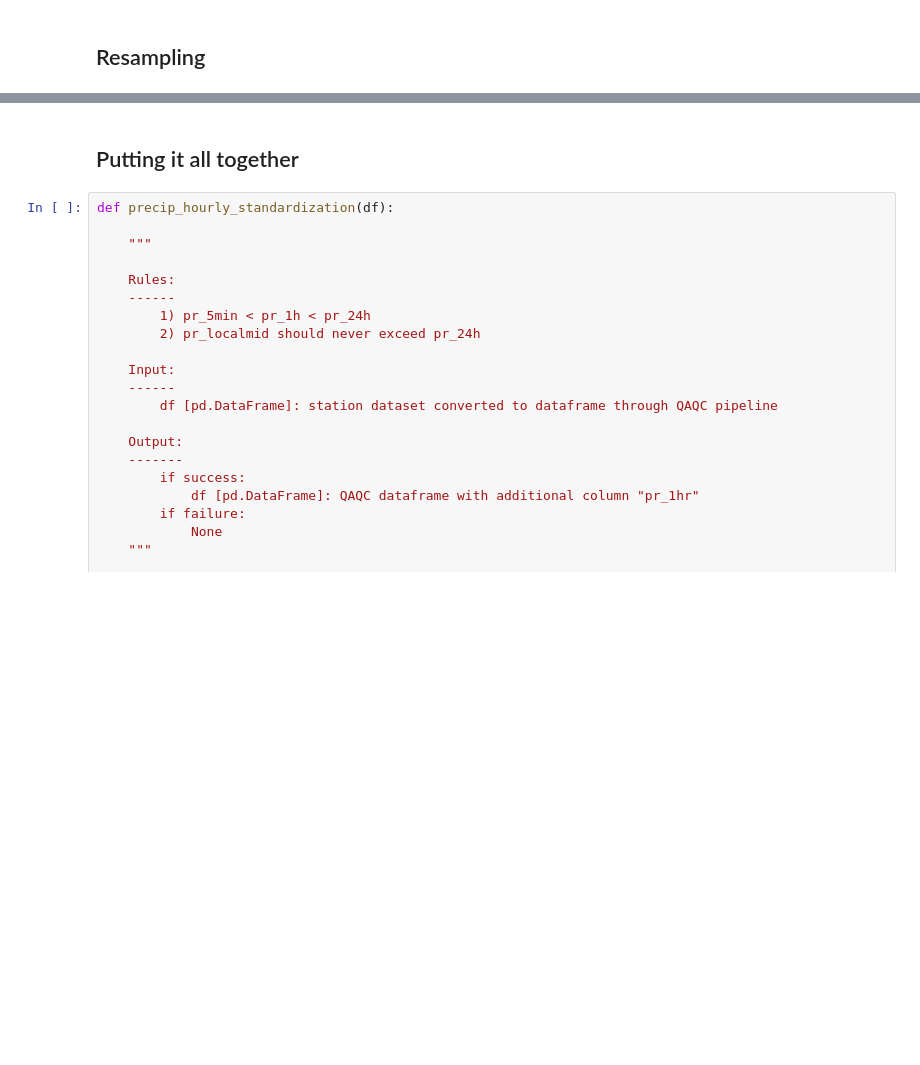
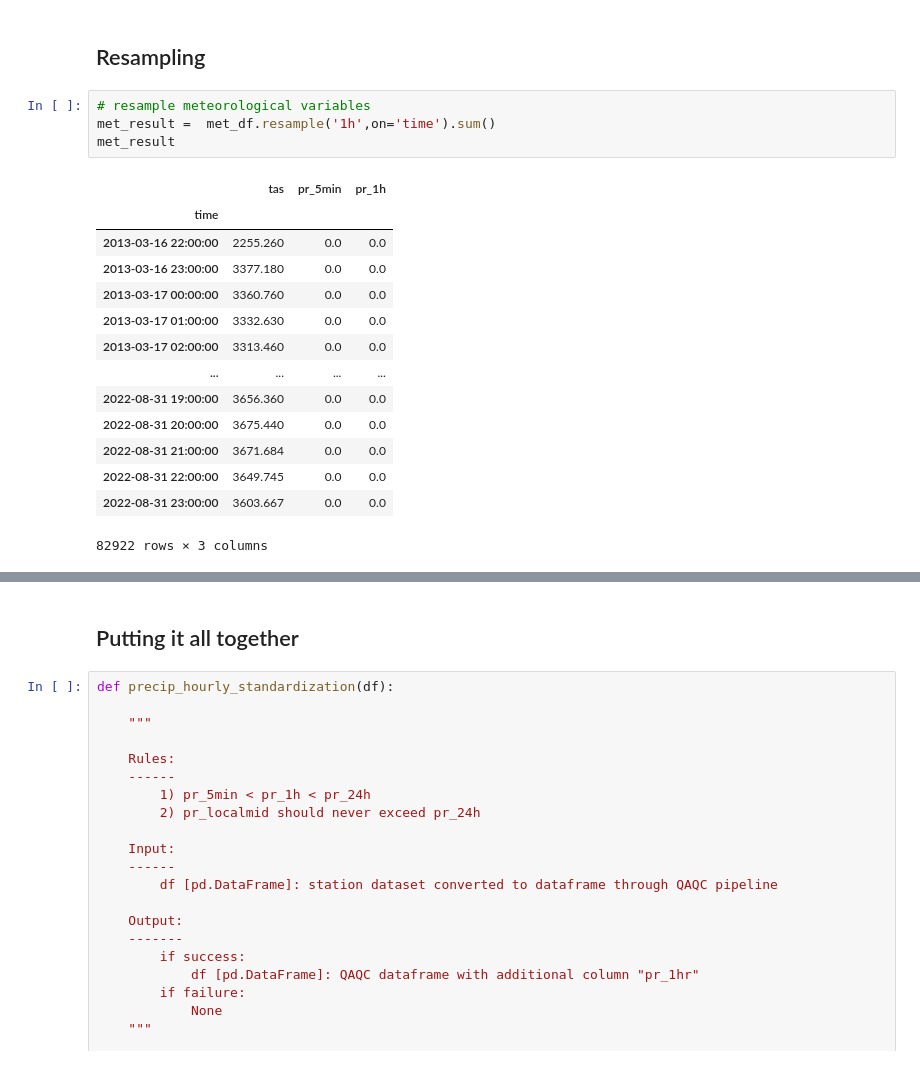
Before and after one commit to Eagle-Rock-Analytics/historical-obs-platform, a Jupyter notebook: test_platform/scripts/4_merge_data/developing_merge_utils.ipynb, the cells around one changed output, grey strips where cells are left out. Cells and saved outputs as stored; diff of their text form; blank space fills up the shorter version.

```diff
--- a/test_platform/scripts/4_merge_data/developing_merge_utils.ipynb
+++ b/test_platform/scripts/4_merge_data/developing_merge_utils.ipynb
@@ -299,2 +307,21 @@ KeyError: "None of [Index(['station', 'lat', 'lon', 'elevation'], dtype='object'
 # %% [markdown]
 ## Resampling
+# %%
+# resample meteorological variables
+met_result =  met_df.resample('1h',on='time').sum()
+met_result
+# %% [output]
+|  | tas | pr_5min | pr_1h |
+| time |  |  |  |
+| 2013-03-16 22:00:00 | 2255.260 | 0.0 | 0.0 |
+| 2013-03-16 23:00:00 | 3377.180 | 0.0 | 0.0 |
+| 2013-03-17 00:00:00 | 3360.760 | 0.0 | 0.0 |
+| 2013-03-17 01:00:00 | 3332.630 | 0.0 | 0.0 |
+| 2013-03-17 02:00:00 | 3313.460 | 0.0 | 0.0 |
+| ... | ... | ... | ... |
+| 2022-08-31 19:00:00 | 3656.360 | 0.0 | 0.0 |
+| 2022-08-31 20:00:00 | 3675.440 | 0.0 | 0.0 |
+| 2022-08-31 21:00:00 | 3671.684 | 0.0 | 0.0 |
+| 2022-08-31 22:00:00 | 3649.745 | 0.0 | 0.0 |
+| 2022-08-31 23:00:00 | 3603.667 | 0.0 | 0.0 |
+82922 rows × 3 columns
```
Also changed, not shown: parts of 7 cells of this notebook.
